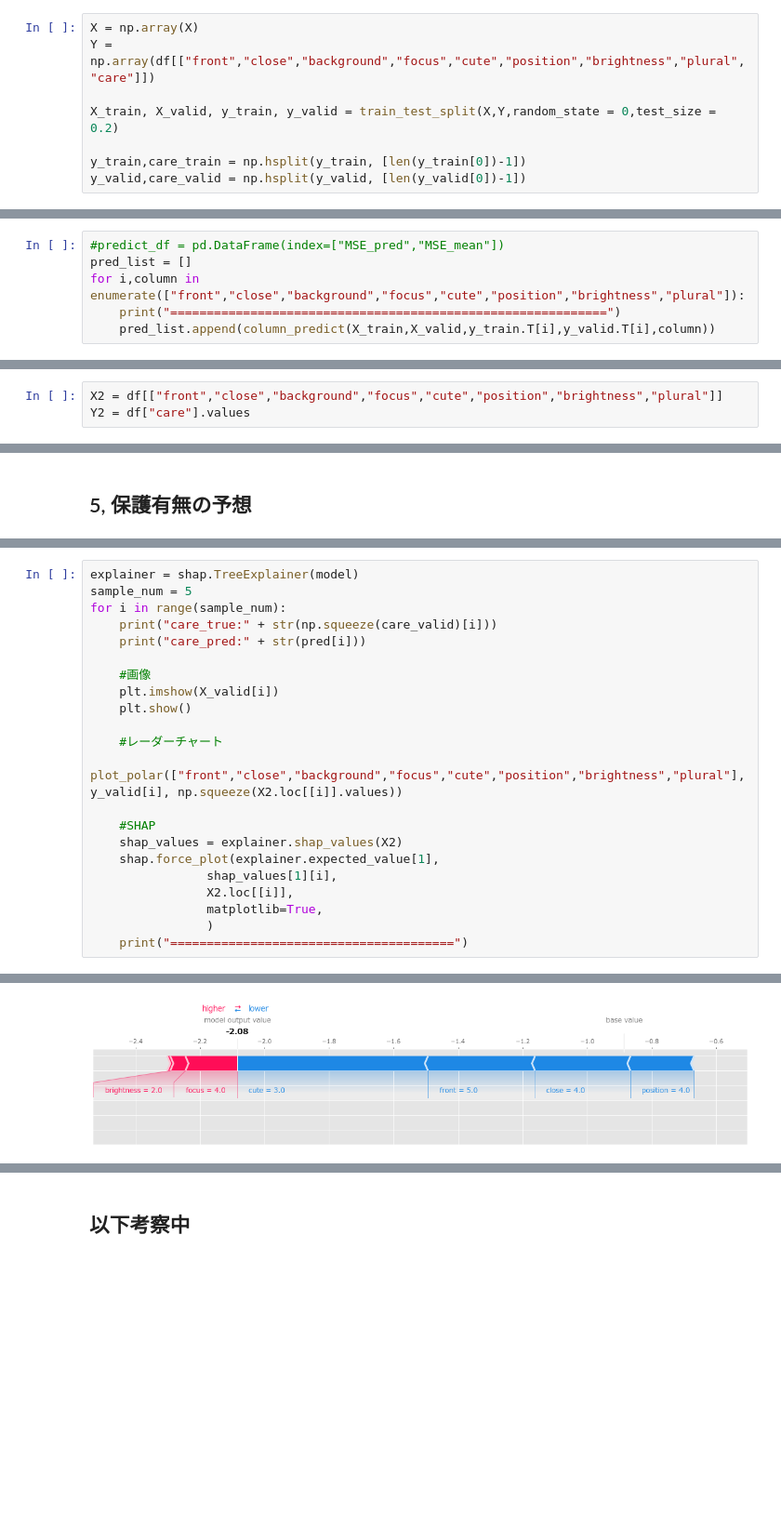
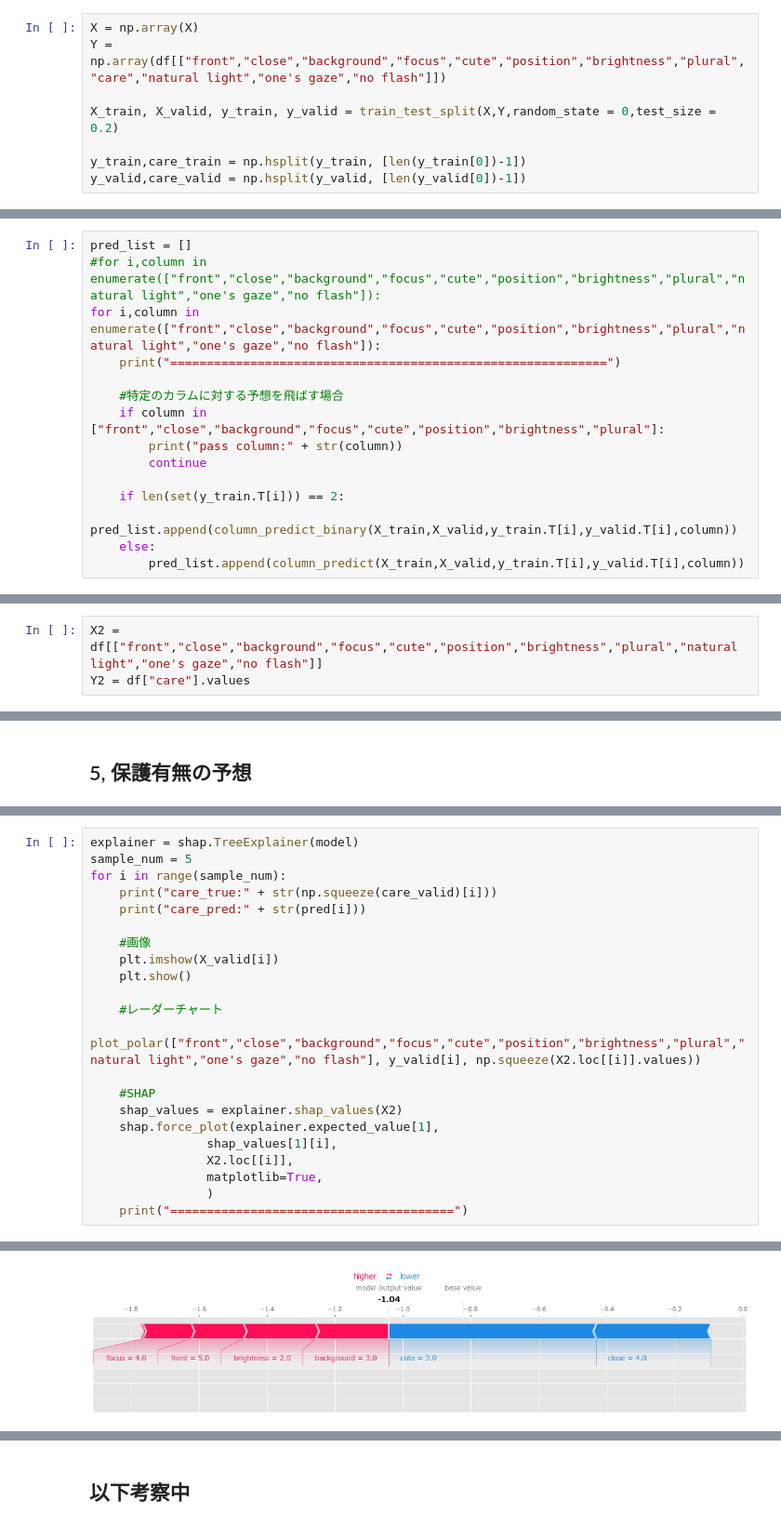
Before and after one commit to ShunsukeTamura06/PetPhotoProject, a Jupyter notebook: PPP/VGG.ipynb, the cells around one changed output, grey strips where cells are left out. Shown at 93% size. Drawn from its saved outputs; the diff is of its cells as text; blank space fills up the shorter version.

```diff
--- a/PPP/VGG.ipynb
+++ b/PPP/VGG.ipynb
@@ -242,6 +309,6 @@ with tf.Session() as sess:
 # %%
 X = np.array(X)
-Y = np.array(df[["front","close","background","focus","cute","position","brightness","plural","care"]])
+Y = np.array(df[["front","close","background","focus","cute","position","brightness","plural","care","natural light","one's gaze","no flash"]])
 
 X_train, X_valid, y_train, y_valid = train_test_split(X,Y,random_state = 0,test_size = 0.2)
 
@@ -352,6 +418,0 @@ X_valid = X_valid.astype("float32") / 255
-# %%
-#predict_df = pd.DataFrame(index=["MSE_pred","MSE_mean"])
-pred_list = []
-for i,column in enumerate(["front","close","background","focus","cute","position","brightness","plural"]):
-    print("============================================================")
-    pred_list.append(column_predict(X_train,X_valid,y_train.T[i],y_valid.T[i],column))
@@ -379,0 +419,15 @@ UnknownError: 2 root error(s) found.
+# %%
+pred_list = []
+#for i,column in enumerate(["front","close","background","focus","cute","position","brightness","plural","natural light","one's gaze","no flash"]):
+for i,column in enumerate(["front","close","background","focus","cute","position","brightness","plural","natural light","one's gaze","no flash"]):
+    print("============================================================")
+
+    #特定のカラムに対する予想を飛ばす場合
+    if column in ["front","close","background","focus","cute","position","brightness","plural"]:
+        print("pass column:" + str(column))
+        continue
+
+    if len(set(y_train.T[i])) == 2:
+        pred_list.append(column_predict_binary(X_train,X_valid,y_train.T[i],y_valid.T[i],column))
+    else:
+        pred_list.append(column_predict(X_train,X_valid,y_train.T[i],y_valid.T[i],column))
@@ -380,7 +489,7 @@ UnknownError: 2 root error(s) found.
 # %% [markdown]
 ## 4, 大モデル作成
 # %%
-X2 = df[["front","close","background","focus","cute","position","brightness","plural"]]
+X2 = df[["front","close","background","focus","cute","position","brightness","plural","natural light","one's gaze","no flash"]]
 Y2 = df["care"].values
 # %%
 #偏りはsample_weightで調整する予定
@@ -585,7 +695,7 @@ for i in range(sample_num):
     plt.show()
 
     #レーダーチャート
-    plot_polar(["front","close","background","focus","cute","position","brightness","plural"], y_valid[i], np.squeeze(X2.loc[[i]].values))
+    plot_polar(["front","close","background","focus","cute","position","brightness","plural","natural light","one's gaze","no flash"], y_valid[i], np.squeeze(X2.loc[[i]].values))
 
     #SHAP
     shap_values = explainer.shap_values(X2)
@@ -610,6 +720,6 @@ care_pred:0
 [figure]
 LightGBM binary classifier with TreeExplainer shap values output has changed to a list of ndarray
-[figure, old version]
+[figure, new version]
 =======================================
 care_true:1
 care_pred:0
```
Also changed, not shown: parts of 19 cells of this notebook.
